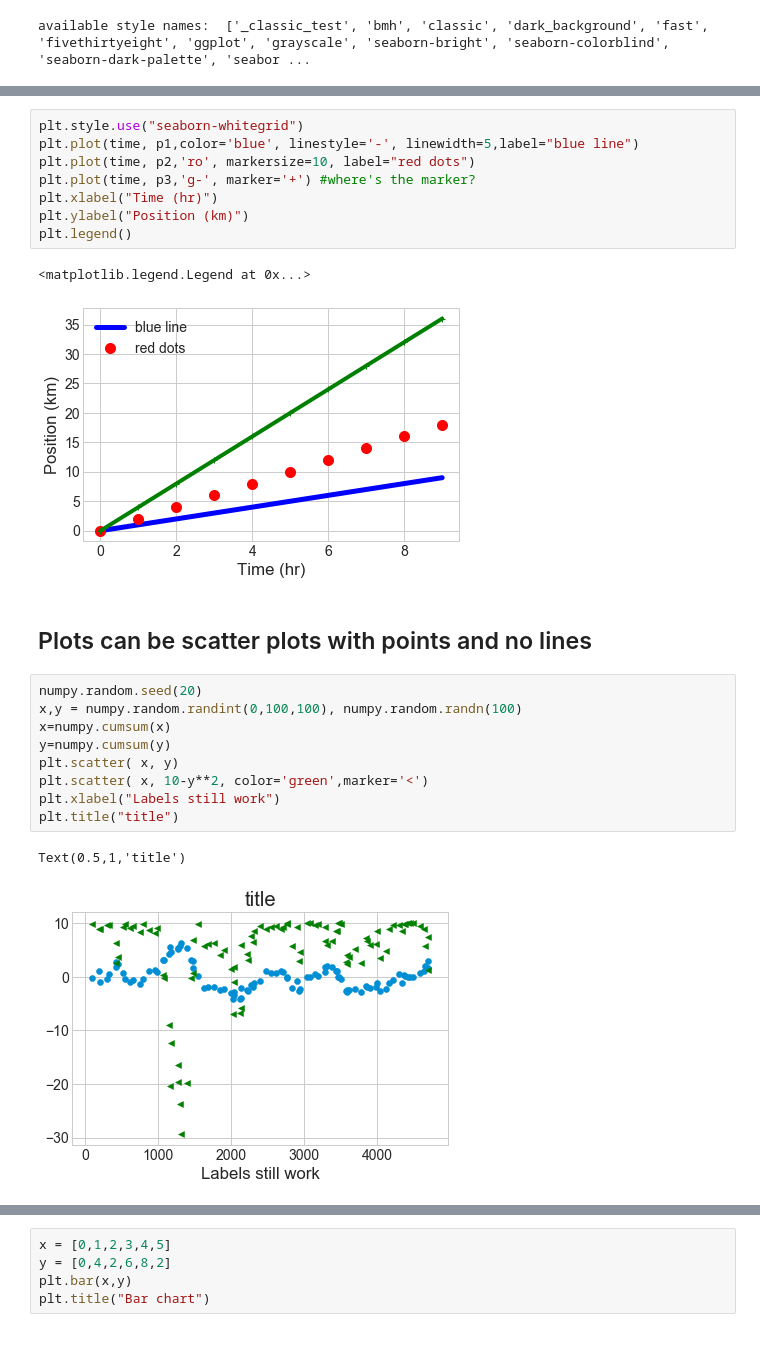
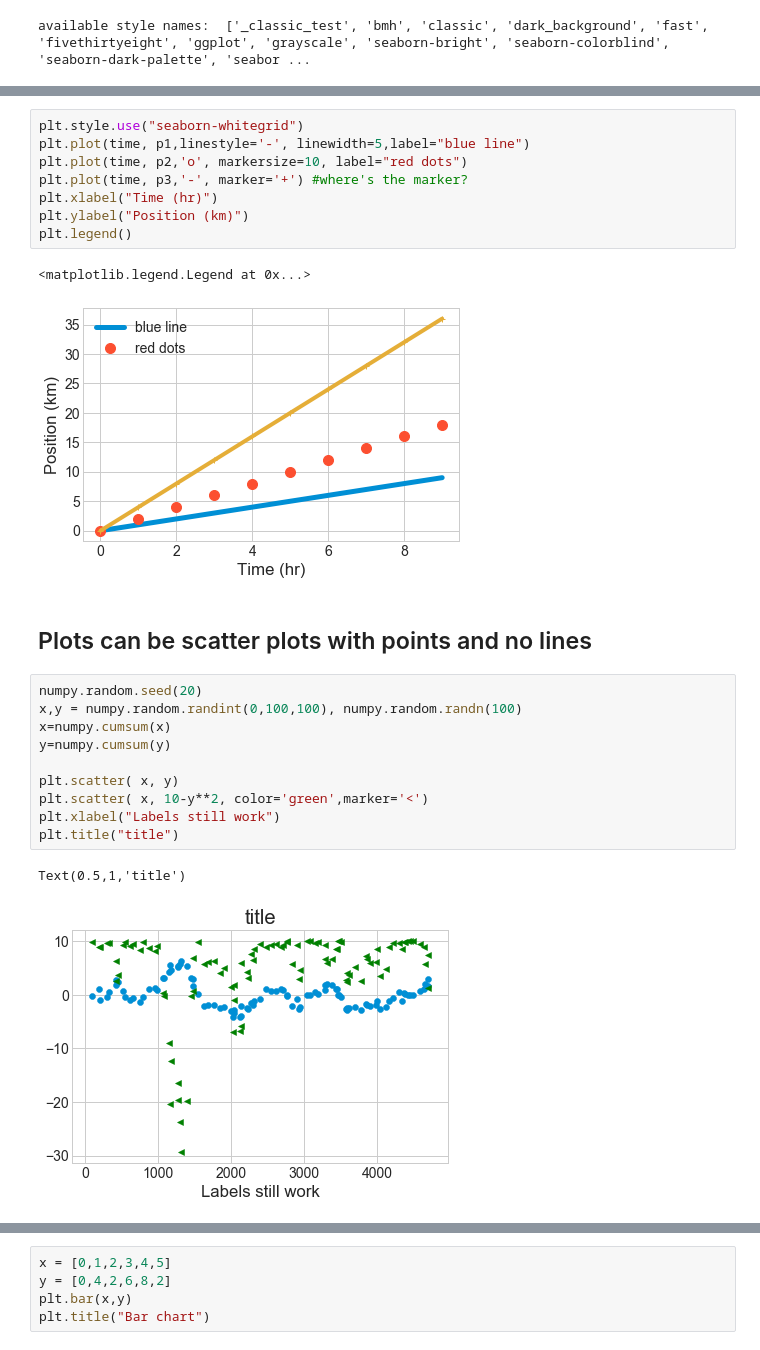
Before and after one commit to utplanets/PHY224PythonReview, a Jupyter notebook: notebooks/09. Plotting.ipynb, the cells around one changed output, grey strips where cells are left out. Saved outputs shown, nothing was run; the diff lists cells and outputs as text.

```diff
--- a/notebooks/09. Plotting.ipynb
+++ b/notebooks/09. Plotting.ipynb
@@ -86,14 +86,14 @@ plt.legend()
 # %%
 plt.style.use("seaborn-whitegrid")
-plt.plot(time, p1,color='blue', linestyle='-', linewidth=5,label="blue line")
-plt.plot(time, p2,'ro', markersize=10, label="red dots")
-plt.plot(time, p3,'g-', marker='+') #where's the marker?
+plt.plot(time, p1,linestyle='-', linewidth=5,label="blue line")
+plt.plot(time, p2,'o', markersize=10, label="red dots")
+plt.plot(time, p3,'-', marker='+') #where's the marker?
 plt.xlabel("Time (hr)")
 plt.ylabel("Position (km)")
 plt.legend()
 # %% [output]
 <matplotlib.legend.Legend at 0x...>
-[figure, old version]
+[figure, new version]
 # %% [markdown]
 ## Plots can be scatter plots with points and no lines
 # %%
@@ -101,6 +101,7 @@ numpy.random.seed(20)
 x,y = numpy.random.randint(0,100,100), numpy.random.randn(100)
 x=numpy.cumsum(x)
 y=numpy.cumsum(y)
+
 plt.scatter( x, y)
 plt.scatter( x, 10-y**2, color='green',marker='<')
 plt.xlabel("Labels still work")
```
Also changed, not shown: parts of 11 cells of this notebook, 16 other files.
